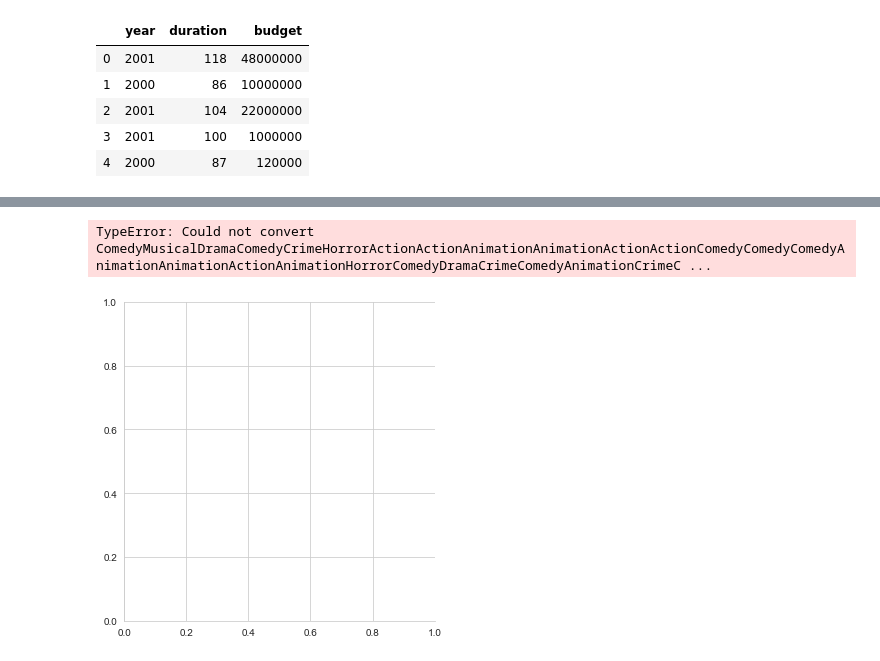
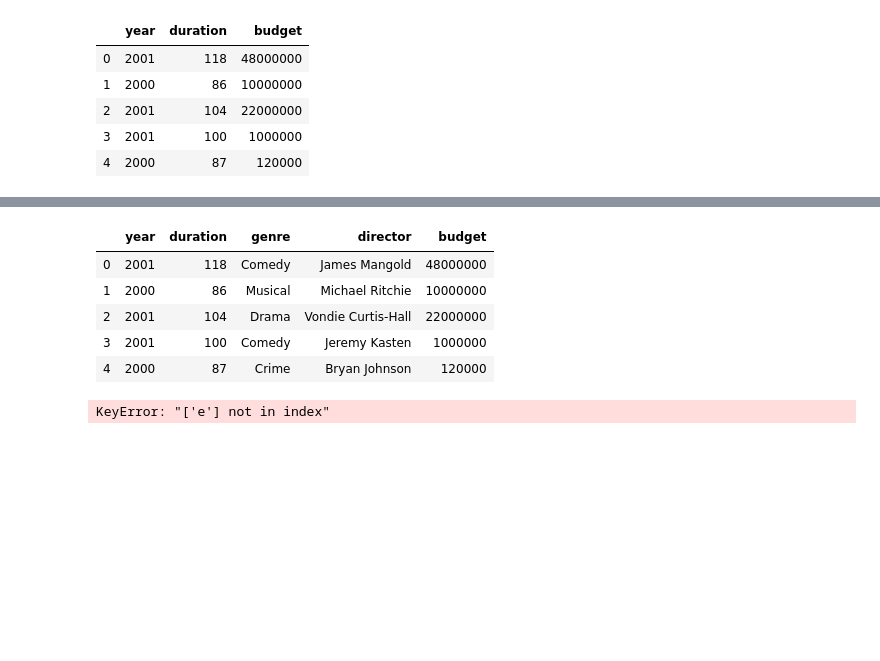
Before and after one commit to dclarke044/Final_Project, a Jupyter notebook: svm.ipynb, the cells around one changed output, grey strips where cells are left out. Drawn from its saved outputs; the diff is of its cells as text; code cells hidden in the pictures; blank space fills up the shorter version.

```diff
--- a/svm.ipynb
+++ b/svm.ipynb
@@ -75,0 +159,11 @@ print('Test Acc: %.3f' % model.score(X_test, y_test))
+# %%
+data = df.drop('rating_class', axis=1)
+features_names = data.columns
+data.head()
+# %% [output]
+|  | year | duration | genre | director | budget |
+| 0 | 2001 | 118 | Comedy | James Mangold | 48000000 |
+| 1 | 2000 | 86 | Musical | Michael Ritchie | 10000000 |
+| 2 | 2001 | 104 | Drama | Vondie Curtis-Hall | 22000000 |
+| 3 | 2001 | 100 | Comedy | Jeremy Kasten | 1000000 |
+| 4 | 2000 | 87 | Crime | Bryan Johnson | 120000 |
@@ -76,7 +187,6 @@ print('Test Acc: %.3f' % model.score(X_test, y_test))
 # %%
 # Plot director and genre
 sns.set_style('whitegrid')
-sns.lmplot('director', 'genre', data=movies, hue='Type', palette='Set1', fit_reg=False, scatter_kws={"s": 70})
+sns.lmplot('director', 'genre', data=movies, hue='e', palette='Set1', fit_reg=False, scatter_kws={"s": 70})
 # %% [output]
-TypeError: Could not convert ComedyMusicalDramaComedyCrimeHorrorActionActionAnimationAnimationActionActionComedyComedyComedyAnimationAnimationActionAnimationHorrorComedyDramaCrimeComedyAnimationCrimeC ...
+KeyError: "['e'] not in index"
-[figure, removed]
```
Also changed, not shown: parts of 12 cells of this notebook.
